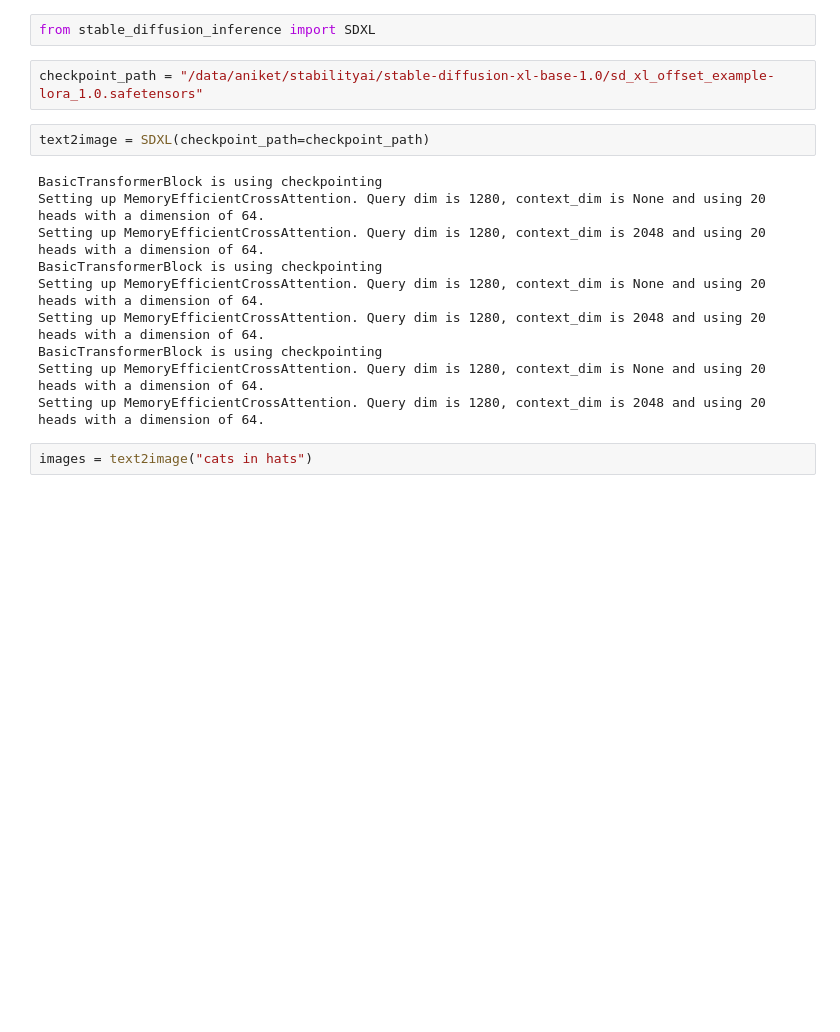
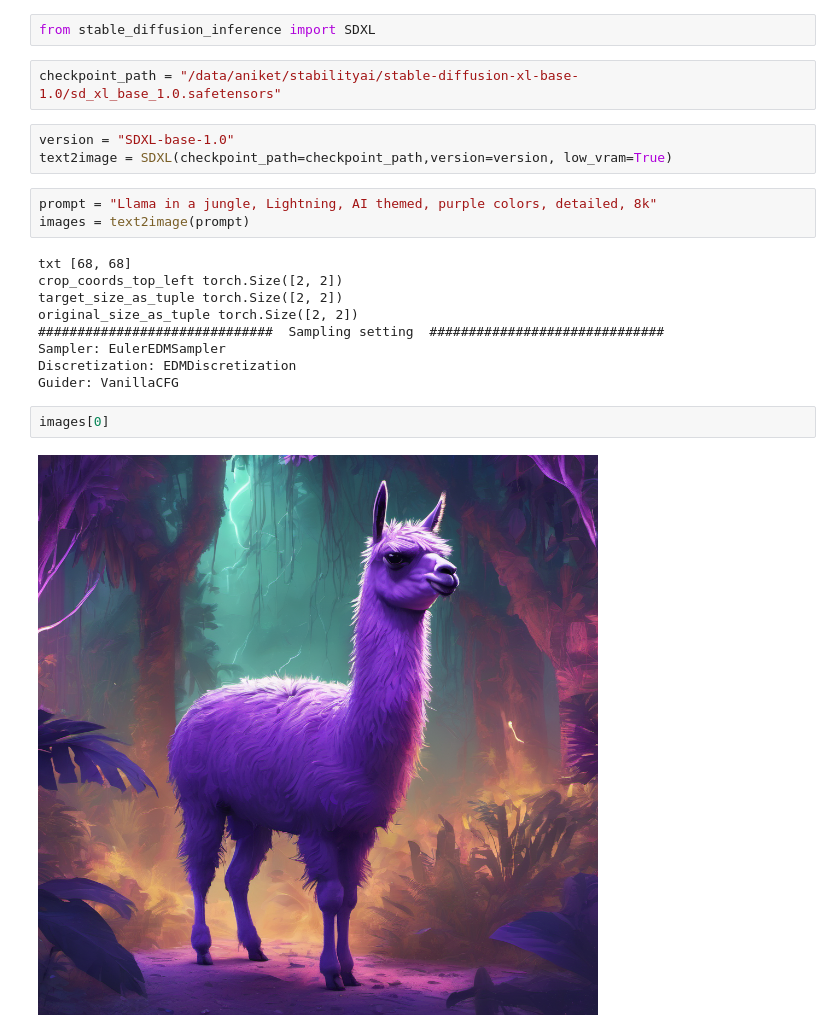
Before and after one commit to aniketmaurya/stable_diffusion_inference, a Jupyter notebook: sdxl-demo.ipynb, the cells around one changed output. Saved outputs shown, nothing was run; the diff lists cells and outputs as text; blank space fills up the shorter version.

```diff
--- a/sdxl-demo.ipynb
+++ b/sdxl-demo.ipynb
@@ -1,18 +1,23 @@
 # %%
 from stable_diffusion_inference import SDXL
 # %%
-checkpoint_path = "/data/aniket/stabilityai/stable-diffusion-xl-base-1.0/sd_xl_offset_example-lora_1.0.safetensors"
+checkpoint_path = "/data/aniket/stabilityai/stable-diffusion-xl-base-1.0/sd_xl_base_1.0.safetensors"
-# %%
-text2image = SDXL(checkpoint_path=checkpoint_path)
-# %% [output]
-BasicTransformerBlock is using checkpointing
-Setting up MemoryEfficientCrossAttention. Query dim is 1280, context_dim is None and using 20 heads with a dimension of 64.
-Setting up MemoryEfficientCrossAttention. Query dim is 1280, context_dim is 2048 and using 20 heads with a dimension of 64.
-BasicTransformerBlock is using checkpointing
-Setting up MemoryEfficientCrossAttention. Query dim is 1280, context_dim is None and using 20 heads with a dimension of 64.
-Setting up MemoryEfficientCrossAttention. Query dim is 1280, context_dim is 2048 and using 20 heads with a dimension of 64.
-BasicTransformerBlock is using checkpointing
-Setting up MemoryEfficientCrossAttention. Query dim is 1280, context_dim is None and using 20 heads with a dimension of 64.
-Setting up MemoryEfficientCrossAttention. Query dim is 1280, context_dim is 2048 and using 20 heads with a dimension of 64.
-# %%
-images = text2image("cats in hats")
+# %%
+version = "SDXL-base-1.0"
+text2image = SDXL(checkpoint_path=checkpoint_path,version=version, low_vram=True)
+# %%
+prompt = "Llama in a jungle, Lightning, AI themed, purple colors, detailed, 8k"
+images = text2image(prompt)
+# %% [output]
+txt [68, 68]
+crop_coords_top_left torch.Size([2, 2])
+target_size_as_tuple torch.Size([2, 2])
+original_size_as_tuple torch.Size([2, 2])
+##############################  Sampling setting  ##############################
+Sampler: EulerEDMSampler
+Discretization: EDMDiscretization
+Guider: VanillaCFG
+# %%
+images[0]
+# %% [output]
+[figure, added]
```
Also changed, not shown: 3 other files.
